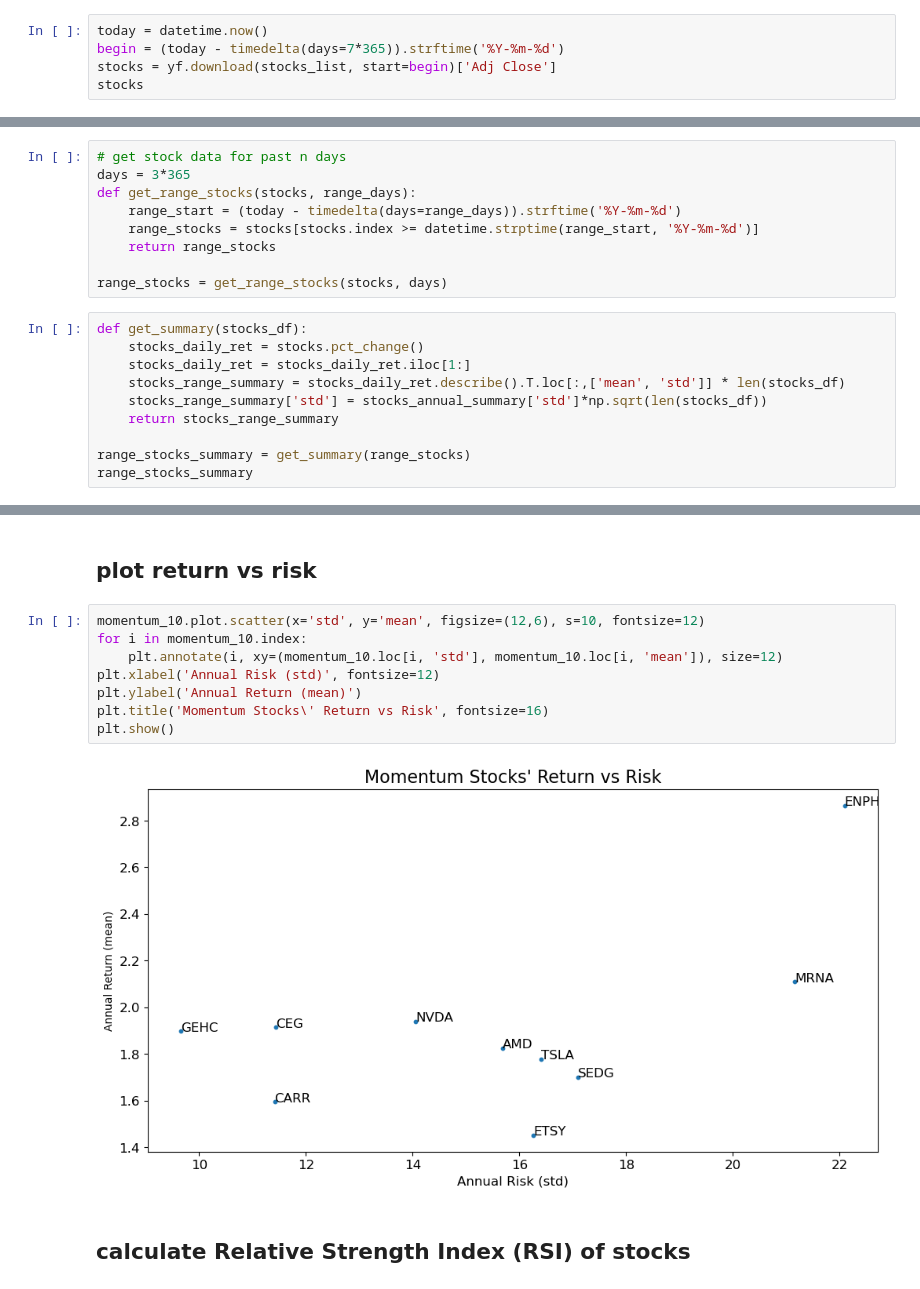
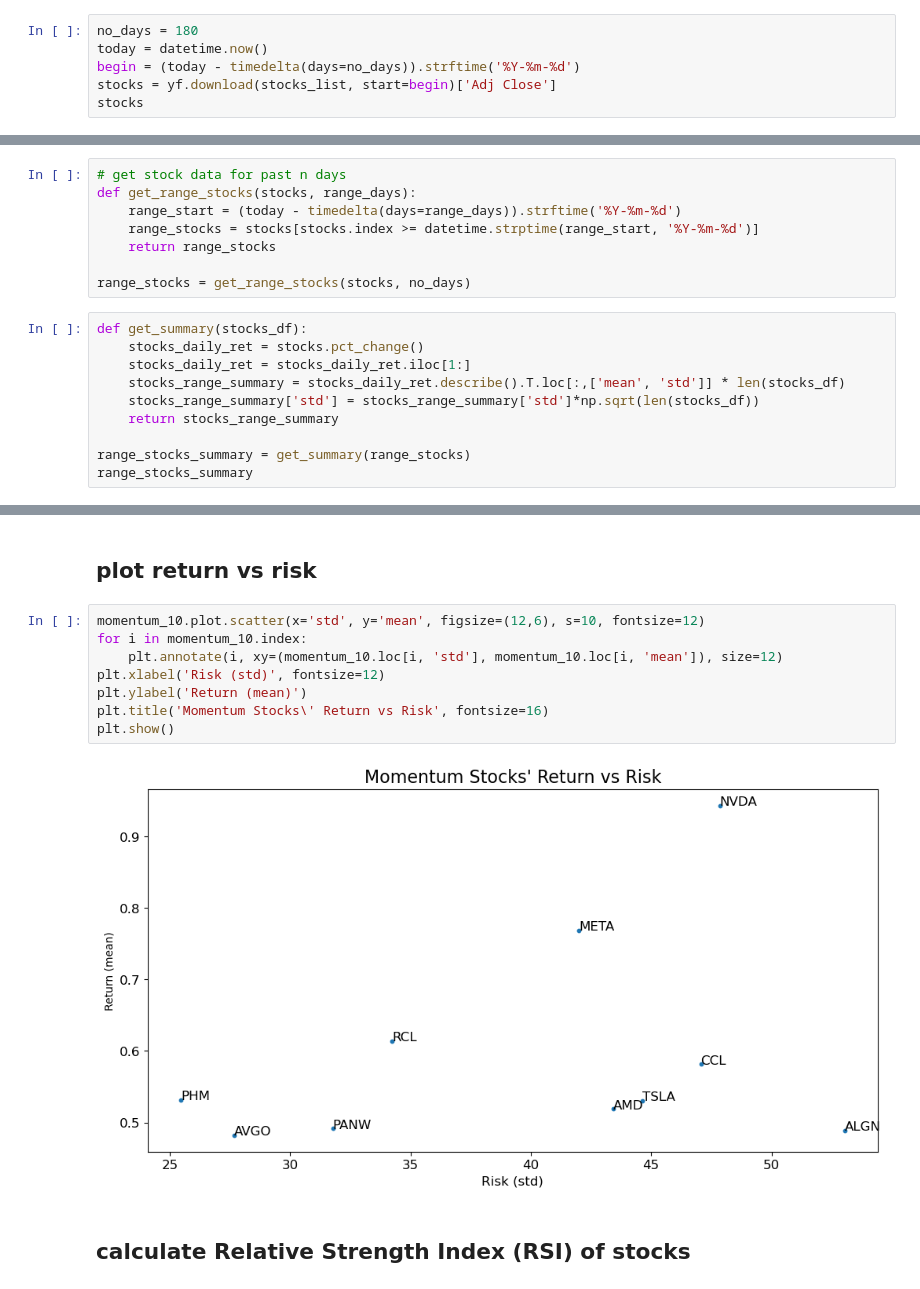
Before and after one commit to dahvid10/dahvid10, a Jupyter notebook: quant_dev/Momentum_and_RSI.ipynb, the cells around one changed output, grey strips where cells are left out. Cells and saved outputs as stored; diff of their text form.

```diff
--- a/quant_dev/Momentum_and_RSI.ipynb
+++ b/quant_dev/Momentum_and_RSI.ipynb
@@ -36,8 +36,9 @@ def save_sp500_tickers():
 stocks_list = save_sp500_tickers()
 stocks_list = [ticker[:-1] for ticker in stocks_list] # remove '\n' from tickers in tickers list
 # %%
+no_days = 180
 today = datetime.now()
-begin = (today - timedelta(days=7*365)).strftime('%Y-%m-%d')
+begin = (today - timedelta(days=no_days)).strftime('%Y-%m-%d')
 stocks = yf.download(stocks_list, start=begin)['Adj Close']
 stocks
 # %% [output]
@@ -65,18 +66,17 @@ stocks
 # %%
 # get stock data for past n days
-days = 3*365
 def get_range_stocks(stocks, range_days):
     range_start = (today - timedelta(days=range_days)).strftime('%Y-%m-%d')
     range_stocks = stocks[stocks.index >= datetime.strptime(range_start, '%Y-%m-%d')]
     return range_stocks
 
-range_stocks = get_range_stocks(stocks, days)
+range_stocks = get_range_stocks(stocks, no_days)
 # %%
 def get_summary(stocks_df):
     stocks_daily_ret = stocks.pct_change()
     stocks_daily_ret = stocks_daily_ret.iloc[1:]
     stocks_range_summary = stocks_daily_ret.describe().T.loc[:,['mean', 'std']] * len(stocks_df)
-    stocks_range_summary['std'] = stocks_annual_summary['std']*np.sqrt(len(stocks_df))
+    stocks_range_summary['std'] = stocks_range_summary['std']*np.sqrt(len(stocks_df))
     return stocks_range_summary
 
 range_stocks_summary = get_summary(range_stocks)
@@ -118,13 +118,13 @@ momentum_10
 # %%
 momentum_10.plot.scatter(x='std', y='mean', figsize=(12,6), s=10, fontsize=12)
 for i in momentum_10.index:
     plt.annotate(i, xy=(momentum_10.loc[i, 'std'], momentum_10.loc[i, 'mean']), size=12)
-plt.xlabel('Annual Risk (std)', fontsize=12)
-plt.ylabel('Annual Return (mean)')
+plt.xlabel('Risk (std)', fontsize=12)
+plt.ylabel('Return (mean)')
 plt.title('Momentum Stocks\' Return vs Risk', fontsize=16)
 plt.show()
 # %% [output]
-[figure, old version]
+[figure, new version]
 # %% [markdown]
 ## calculate Relative Strength Index (RSI) of stocks
 # %%
```
Also changed, not shown: parts of 13 cells of this notebook, 2 other files.
